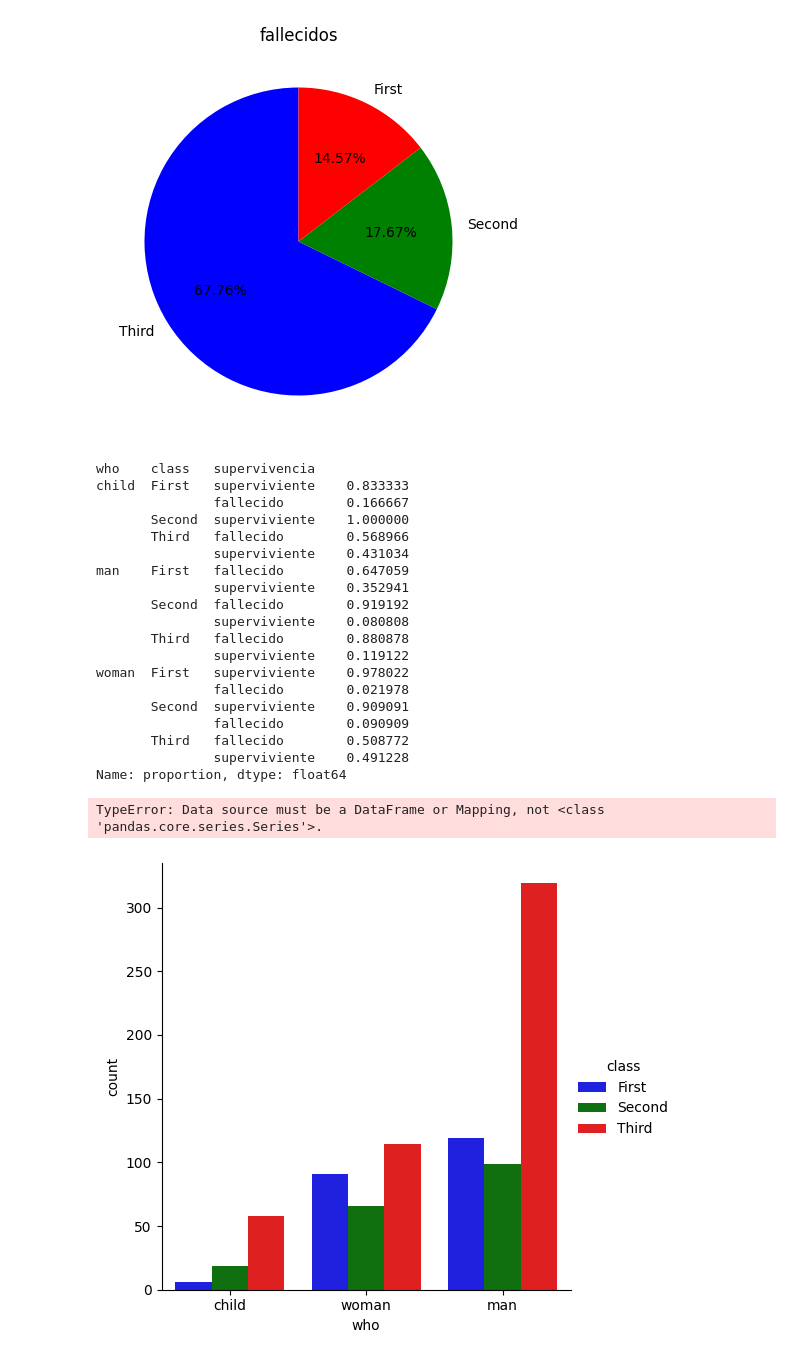
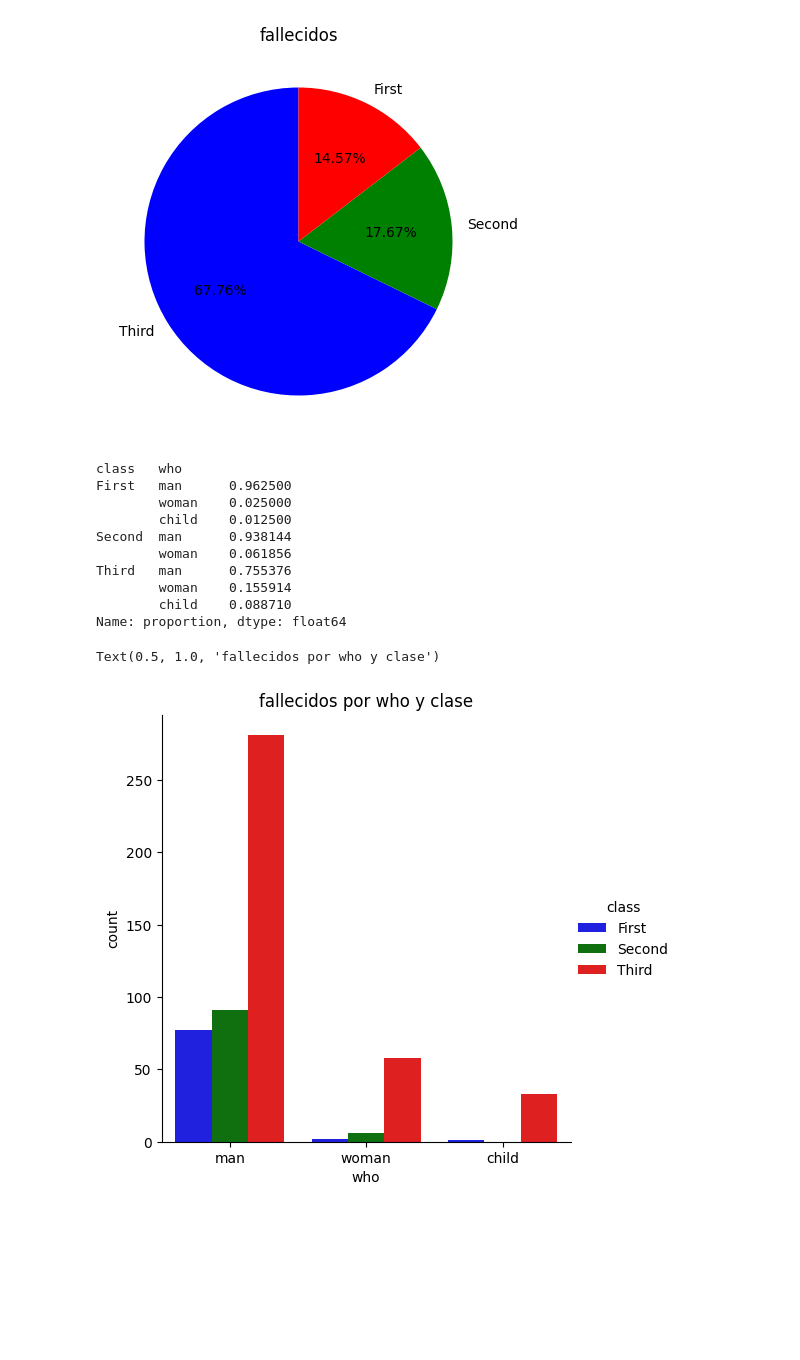
Before and after one commit to franthelad/ONLINE_DS_THEBRIDGE_FRAN_PASTOR, a Jupyter notebook: Sprint_08/Unidad_02/Practica_Obligatoria/18_Practica_Obligatoria_Visualizacion_Presentacion.ipynb, the cells around one changed output. Drawn from its saved outputs; the diff is of its cells as text; code cells hidden in the pictures; blank space fills up the shorter version.

```diff
--- a/Sprint_08/Unidad_02/Practica_Obligatoria/18_Practica_Obligatoria_Visualizacion_Presentacion.ipynb
+++ b/Sprint_08/Unidad_02/Practica_Obligatoria/18_Practica_Obligatoria_Visualizacion_Presentacion.ipynb
@@ -273,39 +273,26 @@ ax.set_title('fallecidos');
 # %% [output]
 [figure]
 # %%
-df_class_who = df_titanic.groupby(['who', 'class'])['supervivencia'].value_counts(normalize= True)
+df_class_who = df_fallecidos.groupby(['class'])['who'].value_counts(normalize= True)
 print(df_class_who)
 
 sns.catplot(x= 'who',
            hue= 'class',
            kind= 'count',
            orient= 'V',
-           data= df_titanic.sort_values('class'));
-
-sns.catplot(x= 'who',
-           hue= 'class',
-           orient= 'V',
-           data= df_class_who
-            );
+           data= df_fallecidos.sort_values('class')
+           );
+plt.title('fallecidos por who y clase')
 # %% [output]
-who    class   supervivencia
-child  First   superviviente    0.833333
-               fallecido        0.166667
-       Second  superviviente    1.000000
-       Third   fallecido        0.568966
-               superviviente    0.431034
-man    First   fallecido        0.647059
-               superviviente    0.352941
-       Second  fallecido        0.919192
-               superviviente    0.080808
-       Third   fallecido        0.880878
-               superviviente    0.119122
-woman  First   superviviente    0.978022
-               fallecido        0.021978
-       Second  superviviente    0.909091
-               fallecido        0.090909
-       Third   fallecido        0.508772
-               superviviente    0.491228
+class   who
+First   man      0.962500
+        woman    0.025000
+        child    0.012500
+Second  man      0.938144
+        woman    0.061856
+Third   man      0.755376
+        woman    0.155914
+        child    0.088710
 Name: proportion, dtype: float64
-TypeError: Data source must be a DataFrame or Mapping, not <class 'pandas.core.series.Series'>.
+Text(0.5, 1.0, 'fallecidos por who y clase')
-[figure, old version]
+[figure, new version]
```
Also changed, not shown: parts of 1 cell of this notebook, 22 other files.
